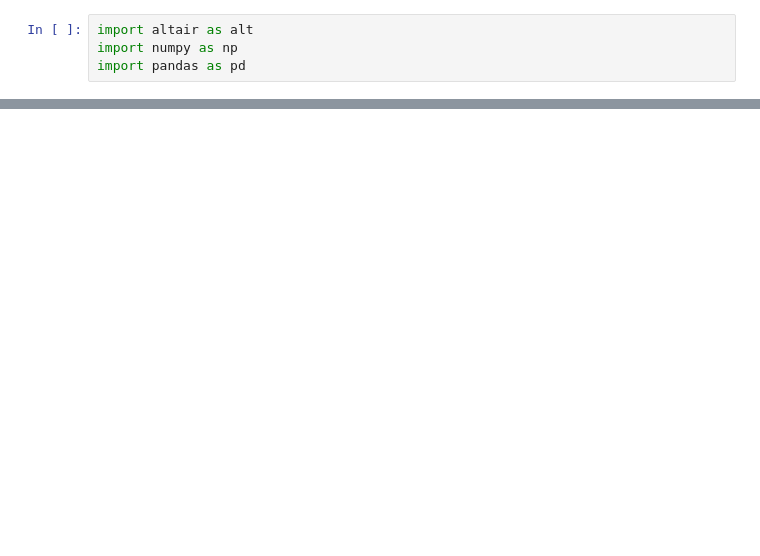
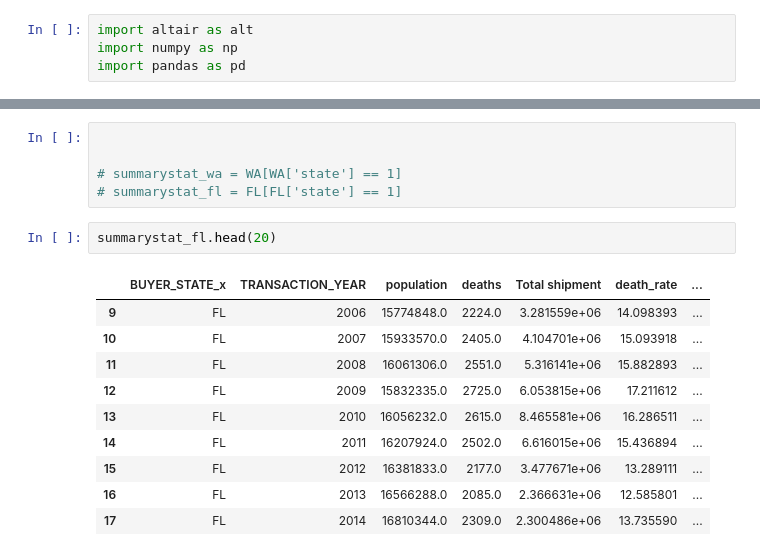
Before and after one commit to MIDS-at-Duke/pds-2022-leep, a Jupyter notebook: 10_code/summary.ipynb, the cells around one changed output, grey strips where cells are left out. Drawn from its saved outputs; the diff is of its cells as text; blank space fills up the shorter version.

```diff
--- a/10_code/summary.ipynb
+++ b/10_code/summary.ipynb
@@ -45,2 +126,20 @@ FL.head(10)
+# %%
+
+
+# summarystat_wa = WA[WA['state'] == 1]
+# summarystat_fl = FL[FL['state'] == 1]
+# %%
+summarystat_fl.head(20)
+# %% [output]
+|  | BUYER_STATE_x | TRANSACTION_YEAR | population | deaths | Total shipment | death_rate | ... |
+| 9 | FL | 2006 | 15774848.0 | 2224.0 | 3.281559e+06 | 14.098393 | ... |
+| 10 | FL | 2007 | 15933570.0 | 2405.0 | 4.104701e+06 | 15.093918 | ... |
+| 11 | FL | 2008 | 16061306.0 | 2551.0 | 5.316141e+06 | 15.882893 | ... |
+| 12 | FL | 2009 | 15832335.0 | 2725.0 | 6.053815e+06 | 17.211612 | ... |
+| 13 | FL | 2010 | 16056232.0 | 2615.0 | 8.465581e+06 | 16.286511 | ... |
+| 14 | FL | 2011 | 16207924.0 | 2502.0 | 6.616015e+06 | 15.436894 | ... |
+| 15 | FL | 2012 | 16381833.0 | 2177.0 | 3.477671e+06 | 13.289111 | ... |
+| 16 | FL | 2013 | 16566288.0 | 2085.0 | 2.366631e+06 | 12.585801 | ... |
+| 17 | FL | 2014 | 16810344.0 | 2309.0 | 2.300486e+06 | 13.735590 | ... |
 # %%
 #for Flori
```
Also changed, not shown: parts of 28 cells of this notebook.
